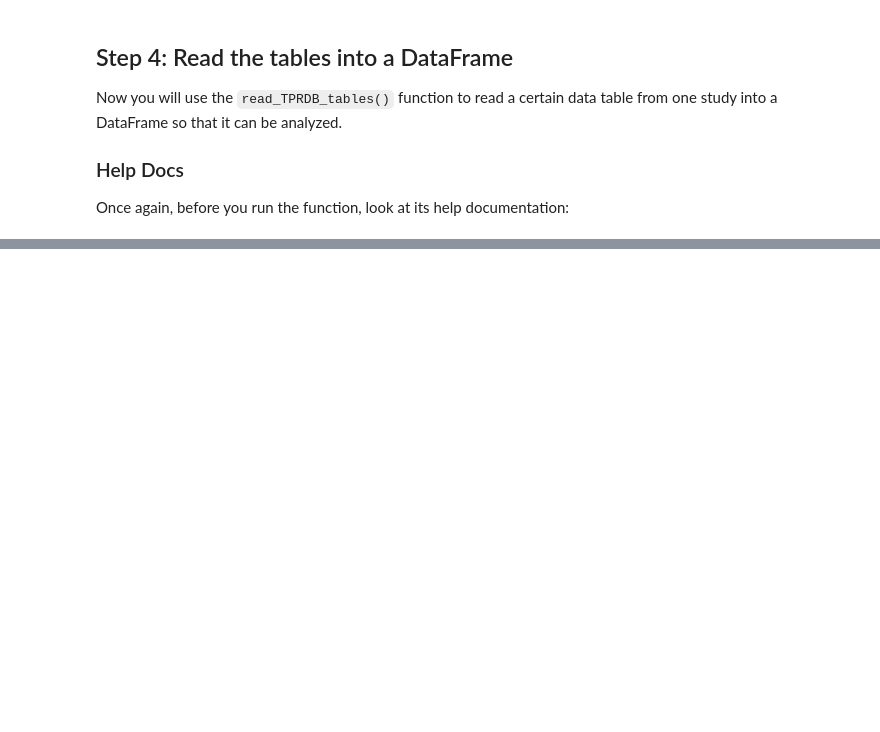
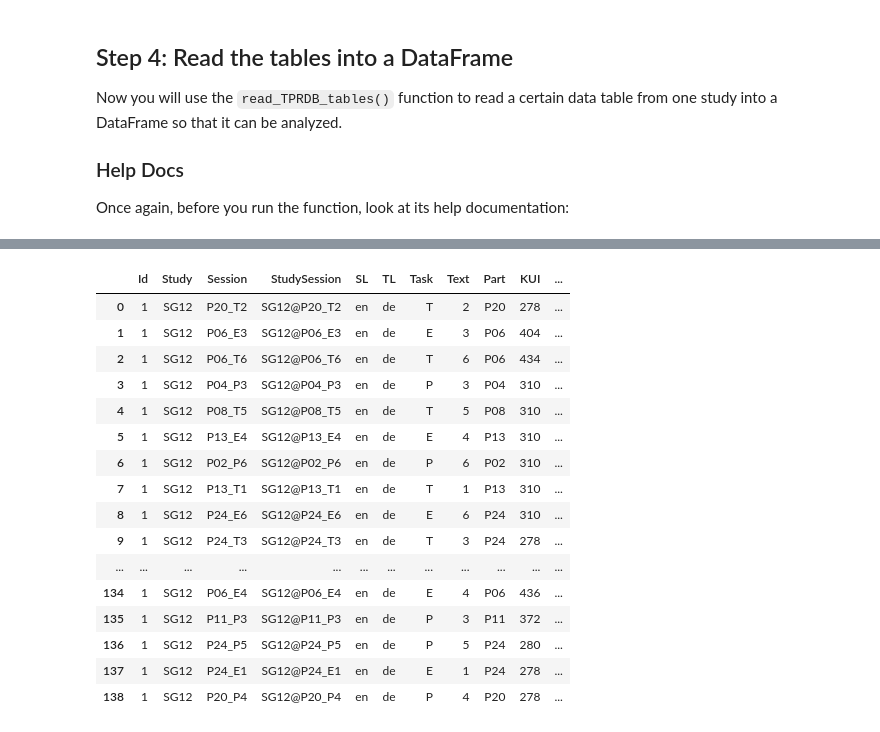
Before and after one commit to longwayeah/CRITT-Academy, a Jupyter notebook: modules/01_Foundations/01_Notebooks_and_TPRDB.ipynb, the cells around one changed output, grey strips where cells are left out. Drawn from its saved outputs; the diff is of its cells as text; code cells hidden in the pictures; blank space fills up the shorter version.

```diff
--- a/modules/01_Foundations/01_Notebooks_and_TPRDB.ipynb
+++ b/modules/01_Foundations/01_Notebooks_and_TPRDB.ipynb
@@ -257,0 +341,25 @@ sessions = read_TPRDB_tables(
+# %%
+with pd.option_context(
+    "display.max_rows", None,
+    "display.max_columns", None,
+    "display.width", None,
+):
+    display(sessions)
+# %% [output]
+|  | Id | Study | Session | StudySession | SL | TL | Task | Text | Part | KUI | ... |
+| 0 | 1 | SG12 | P20_T2 | SG12@P20_T2 | en | de | T | 2 | P20 | 278 | ... |
+| 1 | 1 | SG12 | P06_E3 | SG12@P06_E3 | en | de | E | 3 | P06 | 404 | ... |
+| 2 | 1 | SG12 | P06_T6 | SG12@P06_T6 | en | de | T | 6 | P06 | 434 | ... |
+| 3 | 1 | SG12 | P04_P3 | SG12@P04_P3 | en | de | P | 3 | P04 | 310 | ... |
+| 4 | 1 | SG12 | P08_T5 | SG12@P08_T5 | en | de | T | 5 | P08 | 310 | ... |
+| 5 | 1 | SG12 | P13_E4 | SG12@P13_E4 | en | de | E | 4 | P13 | 310 | ... |
+| 6 | 1 | SG12 | P02_P6 | SG12@P02_P6 | en | de | P | 6 | P02 | 310 | ... |
+| 7 | 1 | SG12 | P13_T1 | SG12@P13_T1 | en | de | T | 1 | P13 | 310 | ... |
+| 8 | 1 | SG12 | P24_E6 | SG12@P24_E6 | en | de | E | 6 | P24 | 310 | ... |
+| 9 | 1 | SG12 | P24_T3 | SG12@P24_T3 | en | de | T | 3 | P24 | 278 | ... |
+| ... | ... | ... | ... | ... | ... | ... | ... | ... | ... | ... | ... |
+| 134 | 1 | SG12 | P06_E4 | SG12@P06_E4 | en | de | E | 4 | P06 | 436 | ... |
+| 135 | 1 | SG12 | P11_P3 | SG12@P11_P3 | en | de | P | 3 | P11 | 372 | ... |
+| 136 | 1 | SG12 | P24_P5 | SG12@P24_P5 | en | de | P | 5 | P24 | 280 | ... |
+| 137 | 1 | SG12 | P24_E1 | SG12@P24_E1 | en | de | E | 1 | P24 | 278 | ... |
+| 138 | 1 | SG12 | P20_P4 | SG12@P20_P4 | en | de | P | 4 | P20 | 278 | ... |
```
Also changed, not shown: parts of 20 cells of this notebook.
